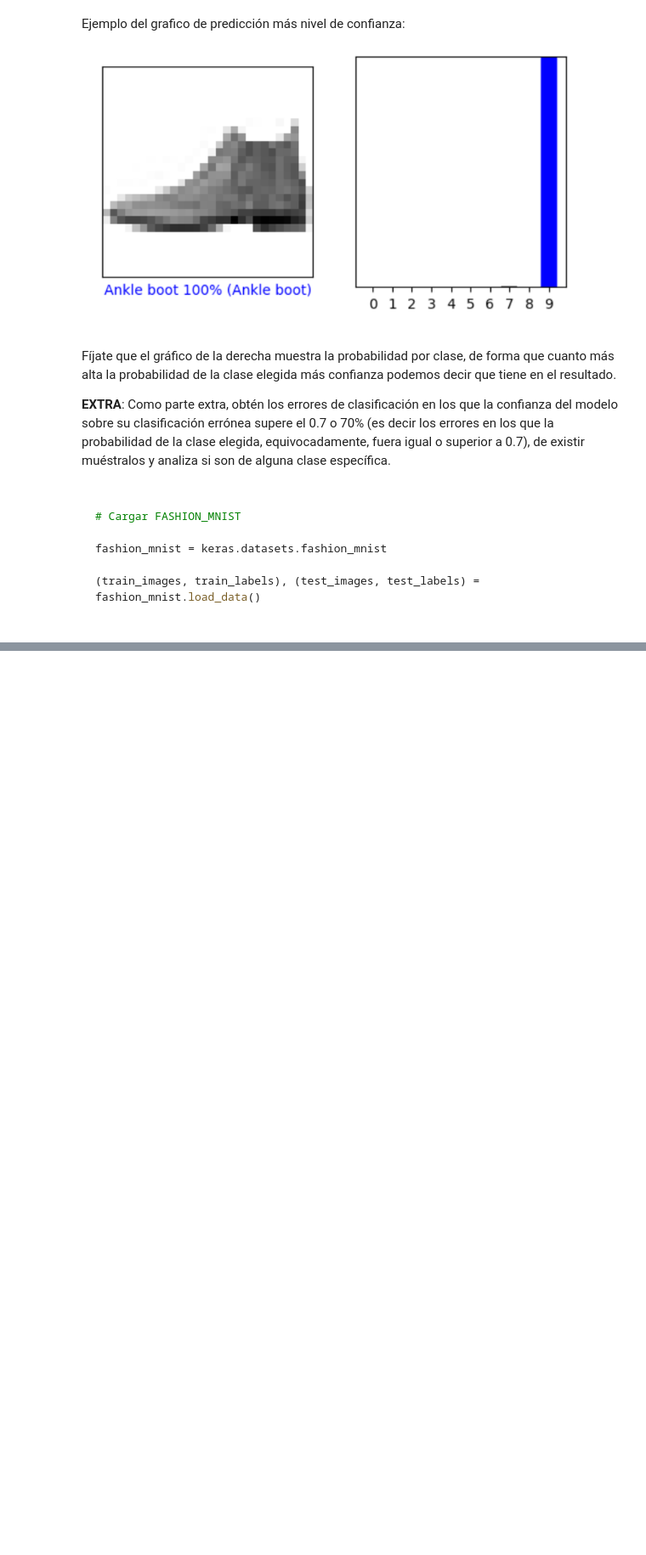
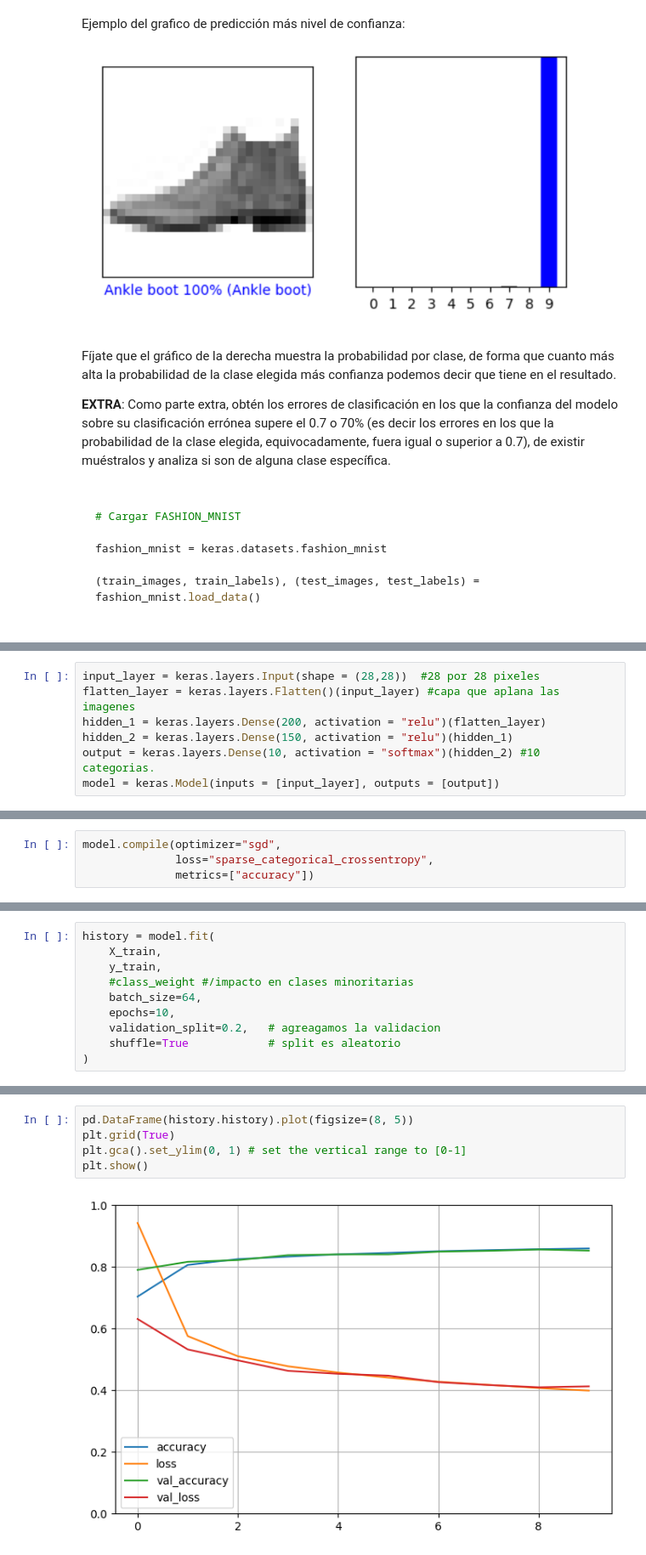
Before and after one commit to LupeVillegas/ONLINE_DS_THEBRIDGE_basic, a Jupyter notebook: Sprint_15/Unidad_02/18_Practica_Obligatoria_Introduccion_Keras.ipynb, the cells around one changed output, grey strips where cells are left out. Shown at 85% size. Saved outputs shown, nothing was run; the diff lists cells and outputs as text; blank space fills up the shorter version.

```diff
--- a/Sprint_15/Unidad_02/18_Practica_Obligatoria_Introduccion_Keras.ipynb
+++ b/Sprint_15/Unidad_02/18_Practica_Obligatoria_Introduccion_Keras.ipynb
@@ -109,0 +151,7 @@ fashion_mnist = keras.datasets.fashion_mnist
+# %%
+input_layer = keras.layers.Input(shape = (28,28))  #28 por 28 pixeles
+flatten_layer = keras.layers.Flatten()(input_layer) #capa que aplana las imagenes
+hidden_1 = keras.layers.Dense(200, activation = "relu")(flatten_layer)
+hidden_2 = keras.layers.Dense(150, activation = "relu")(hidden_1)
+output = keras.layers.Dense(10, activation = "softmax")(hidden_2) #10 categorias.
+model = keras.Model(inputs = [input_layer], outputs = [output])
@@ -109,0 +186,4 @@ fashion_mnist = keras.datasets.fashion_mnist
+# %%
+model.compile(optimizer="sgd",
+              loss="sparse_categorical_crossentropy",
+              metrics=["accuracy"])
@@ -109,0 +214,10 @@ fashion_mnist = keras.datasets.fashion_mnist
+# %%
+history = model.fit(
+    X_train,
+    y_train,
+    #class_weight #/impacto en clases minoritarias
+    batch_size=64,
+    epochs=10,
+    validation_split=0.2,   # agreagamos la validacion
+    shuffle=True            # split es aleatorio
+)
@@ -109,0 +269,7 @@ fashion_mnist = keras.datasets.fashion_mnist
+# %%
+pd.DataFrame(history.history).plot(figsize=(8, 5))
+plt.grid(True)
+plt.gca().set_ylim(0, 1) # set the vertical range to [0-1]
+plt.show()
+# %% [output]
+[figure, added]
```
Also changed, not shown: parts of 27 cells of this notebook, 1 other file.
